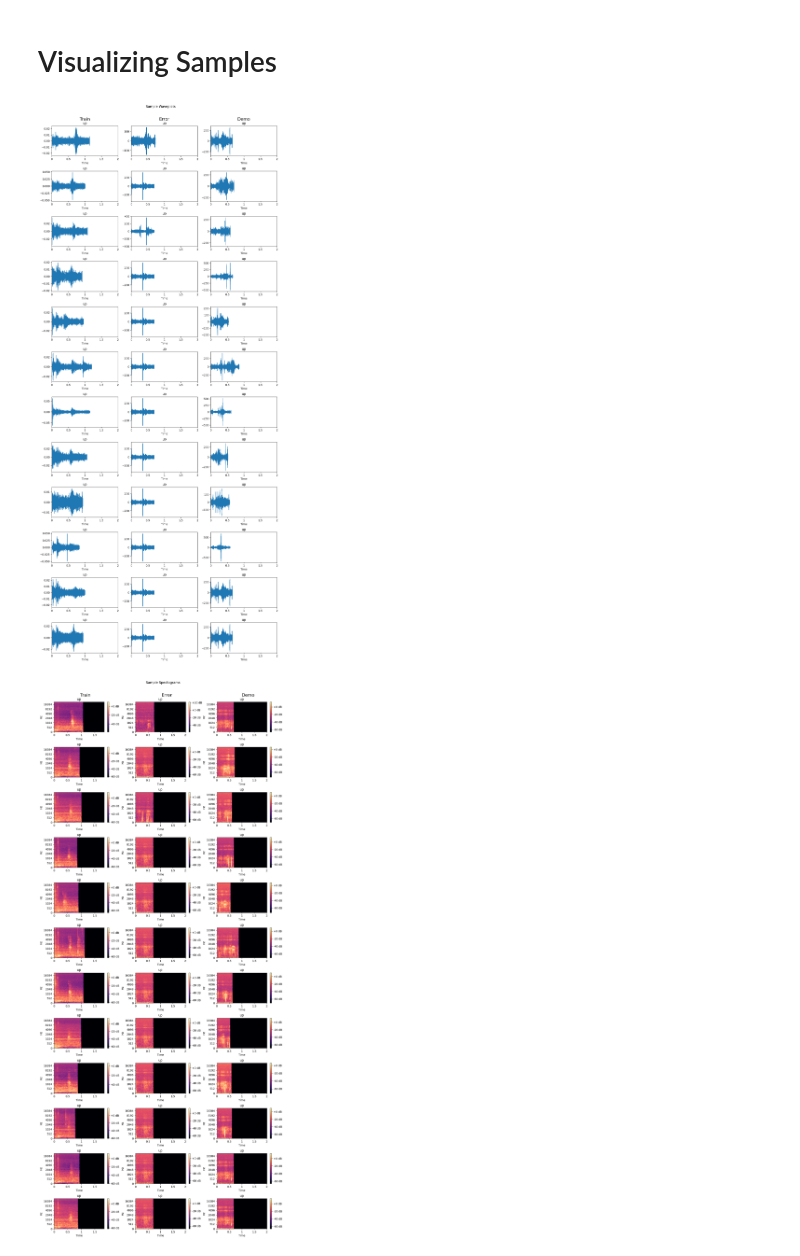
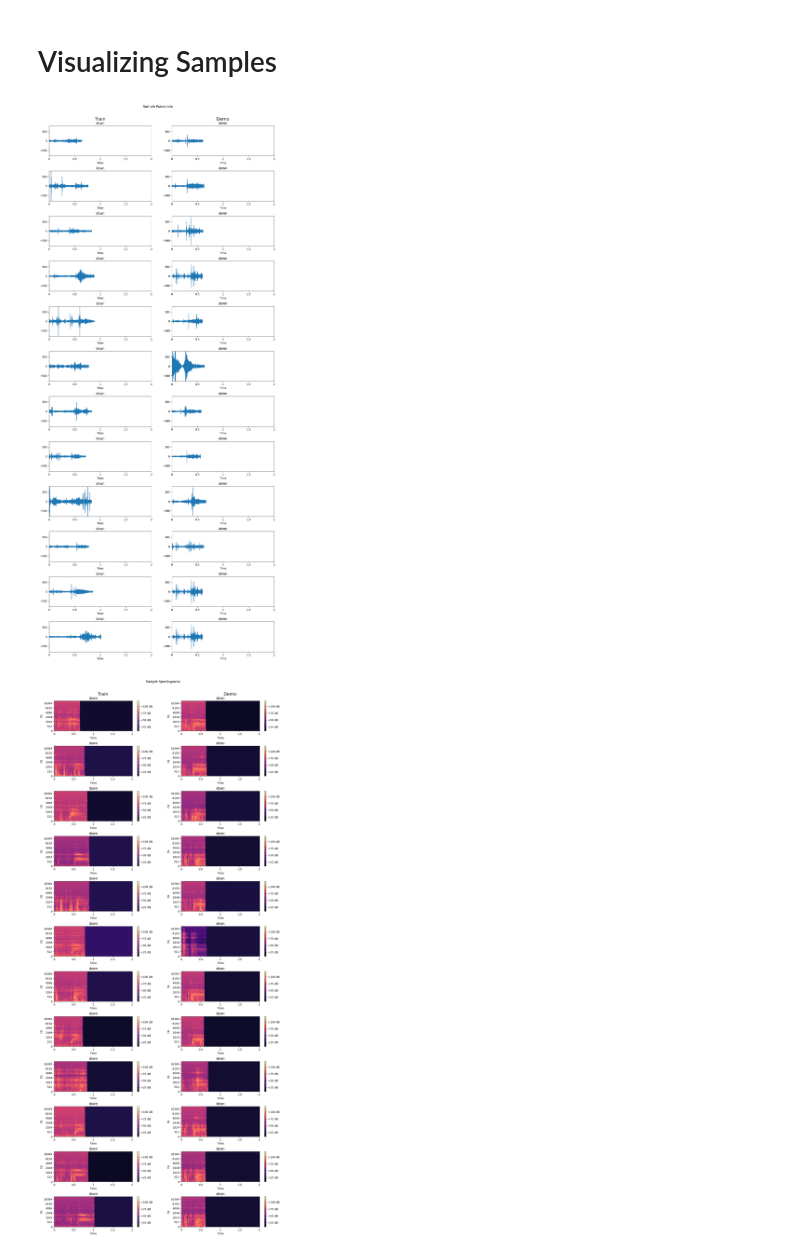
Before and after one commit to OlinSTEP/deep-signal-processing, a Jupyter notebook: data/scripts/notebooks/initial_quiet_front-ear_exploration.ipynb, the cells around one changed output. Saved outputs shown, nothing was run; the diff lists cells and outputs as text; code cells hidden in the pictures.

```diff
--- a/data/scripts/notebooks/initial_quiet_front-ear_exploration.ipynb
+++ b/data/scripts/notebooks/initial_quiet_front-ear_exploration.ipynb
@@ -153,7 +139,7 @@ assert (throat_sr == error_throat_sr and throat_sr == demo_throat_sr)
 # %%
 all_splits = {
     "Train": splits,
-    "Error": error_splits,
+    #"Error": error_splits,
     "Demo": demo_splits
 }
 # %% [markdown]
@@ -319,7 +300,7 @@ plt.show()
 # Visualizing Samples
 # %%
 num_samples = 12
-label = "up"
+label = "down"
 for split in all_splits.values():
     _num_samples = min(num_samples, len(split[label]["raw_throat_1"]))
     sample_idxs = random.sample(list(range(len(split[label]["raw_throat_1"]))), _num_samples)
@@ -332,7 +313,7 @@ for split in all_splits.values():
 # %%
 def plot_wave(sr, raw, ax, title=None):
     img = librosa.display.waveplot(raw.astype(np.float32), sr=sr, ax=ax)
-    #ax.set_ylim(-800, 800)
+    ax.set_ylim(-800, 800)
     ax.set_xlim(0, 2)
     if title:
         ax.set_title(title, fontsize=12)
@@ -346,7 +327,7 @@ def plot_spec(sr, spec, ax, title=None):
     img = librosa.display.specshow(spec, sr=sr, x_axis='time', y_axis='mel', hop_length=512, ax=ax)
     if title:
         ax.set_title(title, fontsize=12)
-    #img.set_clim(10, 120)
+    img.set_clim(10, 120)
     return img
     # display(ipd.Audio(raw, rate=sr))
 # %%
@@ -357,6 +338,8 @@ for row, ax in enumerate(axs):
     ax._frameon = False
 
 for i, (name, split) in enumerate(all_splits.items()):
+    if name == "Error":
+        continue
     for n, idx in enumerate(split["sample_idxs"]):
         ax = fig.add_subplot(num_samples, len(all_splits), n * len(all_splits) + i + 1)
         plot_wave(throat_sr, split[label]["raw_throat_1"][idx], ax, split["sample_targets"][idx])
@@ -365,26 +348,28 @@ plt.subplots_adjust(hspace=0.5, wspace=0.2)
 plt.suptitle("Sample Waveplots", y=0.91)
 plt.show()
 # %% [output]
-[figure, old version]
+[figure, new version]
 # %%
 fig, axs = plt.subplots(1, len(all_splits), figsize=(15, num_samples * 3), sharey=True)
 for row, ax in enumerate(axs):
     ax.set_title(list(all_splits.keys())[row], fontsize=16, pad=20)
     ax.tick_params(labelcolor=(1.,1.,1., 0.0), length=0)
     ax._frameon = False
 
 for i, (name, split) in enumerate(all_splits.items()):
+    if name == "Error":
+        continue
     for n, idx in enumerate(split["sample_idxs"]):
         ax = fig.add_subplot(num_samples, len(all_splits), n * len(all_splits) + i + 1)
         img = plot_spec(throat_sr, split[label]["proc_throat_1"][idx], ax, split["sample_targets"][idx])
         if img:
             fig.colorbar(img, ax=ax, format="%+2.f dB")
 
 plt.subplots_adjust(hspace=0.5, wspace=0.3)
 plt.suptitle("Sample Spectograms", y=0.91)
 plt.show()
 # %% [output]
-[figure, old version]
+[figure, new version]
 # %%
 fig, axs = plt.subplots(1, len(all_splits), figsize=(30, num_samples * 3), sharey=True)
 for row, ax in enumerate(axs):
```
Also changed, not shown: parts of 9 cells of this notebook, 2 other files.
